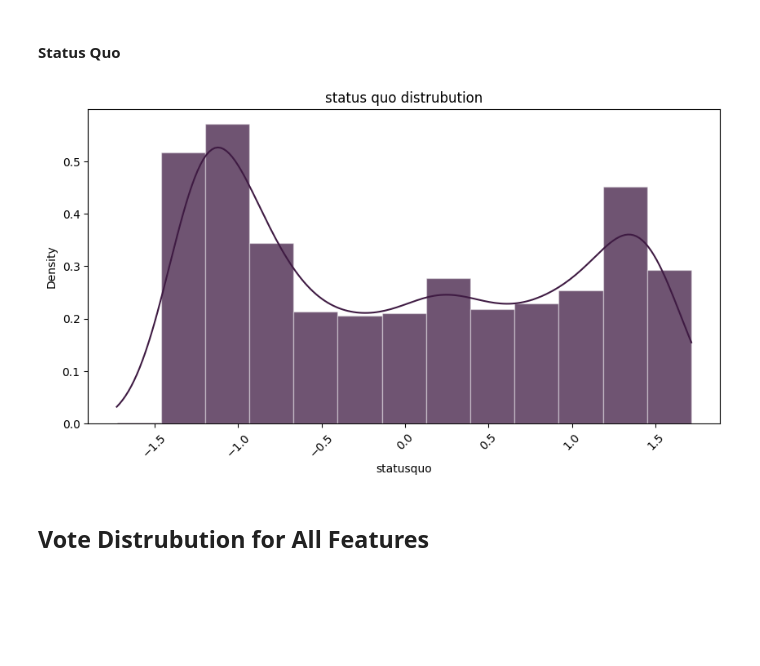
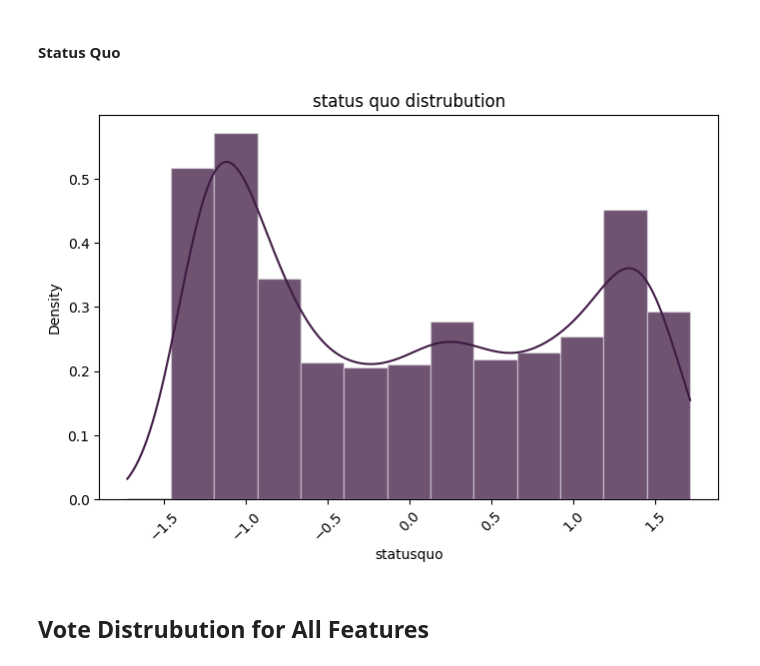
Before and after one commit to KasperLindm/Chile, a Jupyter notebook: chile_notebook.ipynb, the cells around one changed output. Drawn from its saved outputs; the diff is of its cells as text; code cells hidden in the pictures; blank space fills up the shorter version.

Commit message:
New plot formats

```diff
--- a/chile_notebook.ipynb
+++ b/chile_notebook.ipynb
@@ -343,13 +344,13 @@ plt.show()
 # %% [markdown]
 #### Status Quo
 # %%
-fig = plt.figure(figsize=(10,5))
+fig = plt.figure(figsize=(8,5))
 sns.histplot(df.statusquo, kde=True,stat="density", alpha=.75, edgecolor=(1, 1, 1, .4))\
     .set_title('status quo distrubution')
 plt.xticks(rotation=45)
 plt.show()
 # %% [output]
-[figure, old version]
+[figure, new version]
 # %% [markdown]
 ## Vote Distrubution for All Features
 # %%
```
Also changed, not shown: parts of 23 cells of this notebook.
